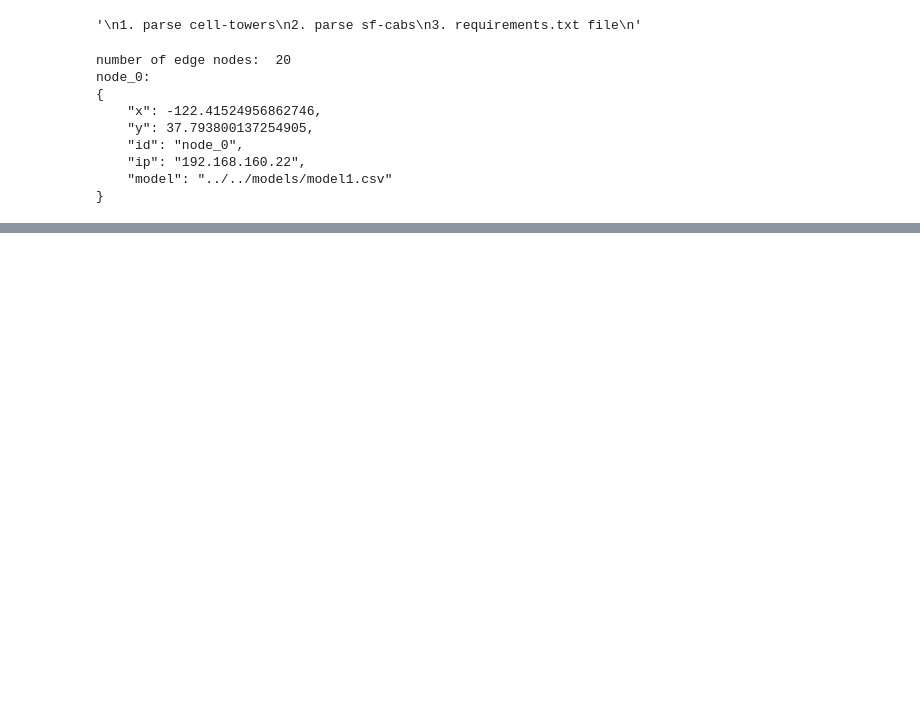
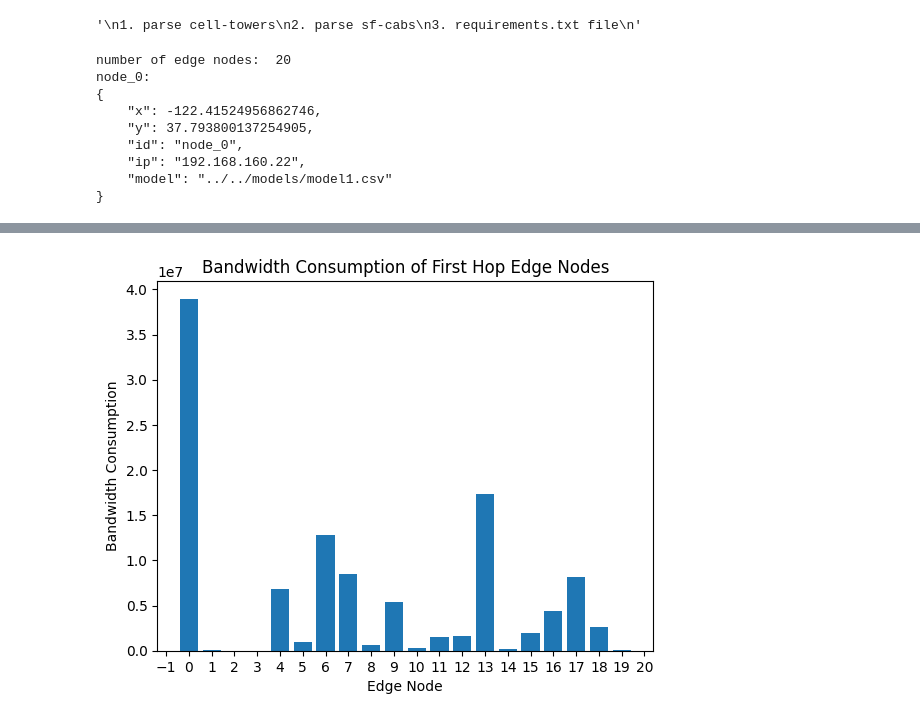
Before and after one commit to jinsun-yoo/faasedge-dag-, a Jupyter notebook: microbenchmark.ipynb, the cells around one changed output, grey strips where cells are left out. Cells and saved outputs as stored; diff of their text form; code cells hidden in the pictures; blank space fills up the shorter version.

```diff
--- a/microbenchmark.ipynb
+++ b/microbenchmark.ipynb
@@ -57,0 +309,9 @@ def parse_sf_cabs(dir):
+# %%
+plt.bar(range(len(edge_node_bandwidth_consumption)), edge_node_bandwidth_consumption)
+plt.xlabel('Edge Node')
+plt.gca().xaxis.set_major_locator(plt.MultipleLocator(1))
+plt.ylabel('Bandwidth Consumption')
+plt.title('Bandwidth Consumption of First Hop Edge Nodes')
+plt.show()
+# %% [output]
+[figure, added]
```
Also changed, not shown: parts of 23 cells of this notebook, 3 other files.
